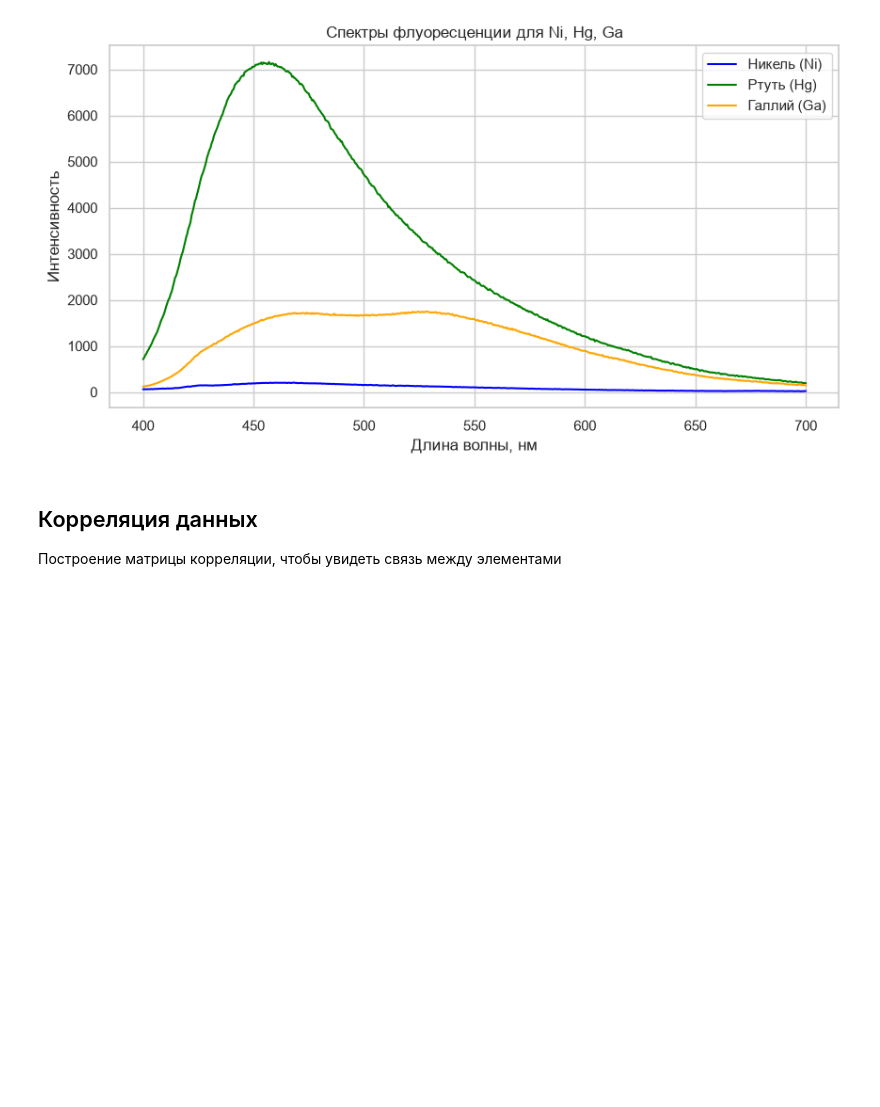
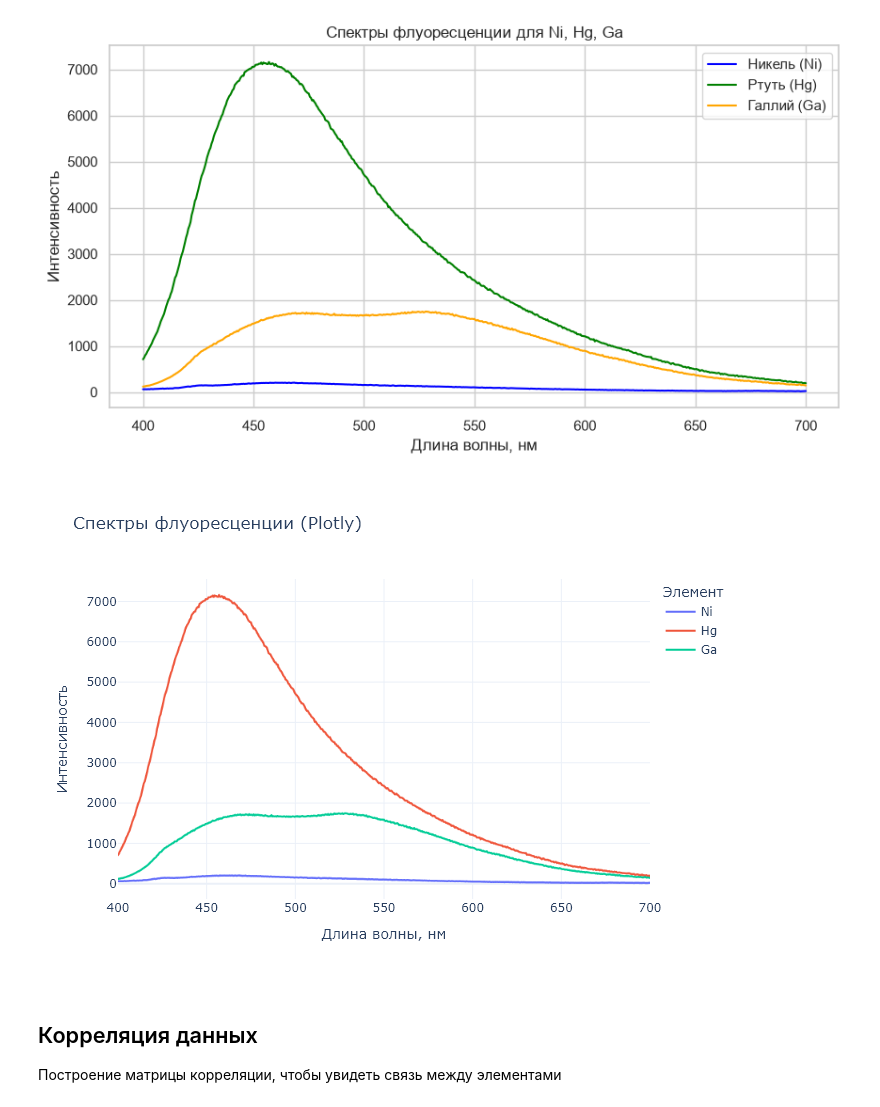
Before and after one commit to MashaMaltsevaCB97/Engineering, a Jupyter notebook: notebooks/EDA.ipynb, the cells around one changed output. Saved outputs shown, nothing was run; the diff lists cells and outputs as text; code cells hidden in the pictures; blank space fills up the shorter version.

```diff
--- a/notebooks/EDA.ipynb
+++ b/notebooks/EDA.ipynb
@@ -88,6 +102,17 @@ plt.legend()
 plt.show()
 # %% [output]
 [figure]
+# %%
+fig = px.line(
+    df,
+    x="Длина волны, нм",
+    y=["Ni", "Hg", "Ga"],
+    title="Спектры флуоресценции (Plotly)",
+    labels={"value": "Интенсивность", "variable": "Элемент"}
+)
+fig.show()
+# %% [output]
+[figure, added]
 # %% [markdown]
 ## Корреляция данных
 Построение матрицы корреляции, чтобы увидеть связь между элементами
```
Also changed, not shown: parts of 3 cells of this notebook, 2 other files.
